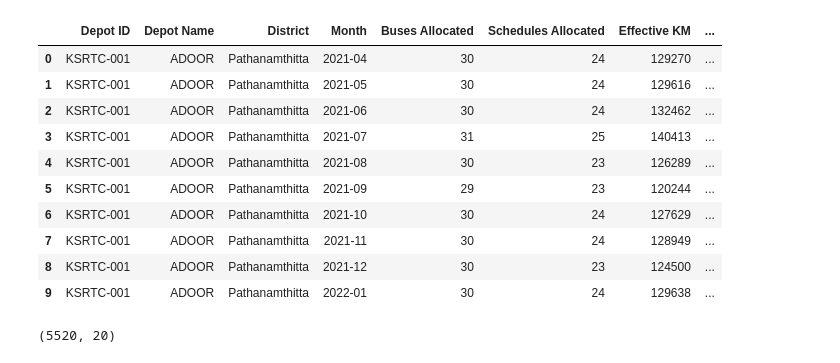
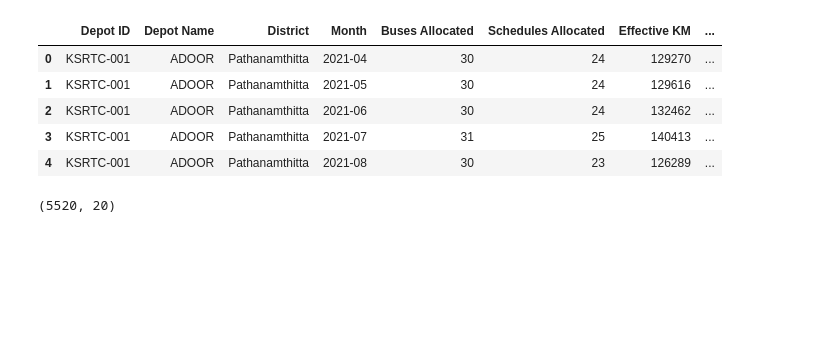
Before and after one commit to akhil7102004-coder/TEJAS-EV, a Jupyter notebook: notebooks/REVIEW2.ipynb, the cells around one changed output. Drawn from its saved outputs; the diff is of its cells as text; code cells hidden in the pictures; blank space fills up the shorter version.

```diff
--- a/notebooks/REVIEW2.ipynb
+++ b/notebooks/REVIEW2.ipynb
@@ -6,20 +8,15 @@ import seaborn as sns
 
 from IPython.display import display
 # %%
-df = pd.read_csv("/content/TEJAS_FINAL_DATASET.csv")
-df.head(10)
+df = pd.read_csv("../data/raw/TEJAS_RAW_DATA.csv")
+df.head()
 # %% [output]
 |  | Depot ID | Depot Name | District | Month | Buses Allocated | Schedules Allocated | Effective KM | ... |
 | 0 | KSRTC-001 | ADOOR | Pathanamthitta | 2021-04 | 30 | 24 | 129270 | ... |
 | 1 | KSRTC-001 | ADOOR | Pathanamthitta | 2021-05 | 30 | 24 | 129616 | ... |
 | 2 | KSRTC-001 | ADOOR | Pathanamthitta | 2021-06 | 30 | 24 | 132462 | ... |
 | 3 | KSRTC-001 | ADOOR | Pathanamthitta | 2021-07 | 31 | 25 | 140413 | ... |
 | 4 | KSRTC-001 | ADOOR | Pathanamthitta | 2021-08 | 30 | 23 | 126289 | ... |
-| 5 | KSRTC-001 | ADOOR | Pathanamthitta | 2021-09 | 29 | 23 | 120244 | ... |
-| 6 | KSRTC-001 | ADOOR | Pathanamthitta | 2021-10 | 30 | 24 | 127629 | ... |
-| 7 | KSRTC-001 | ADOOR | Pathanamthitta | 2021-11 | 30 | 24 | 128949 | ... |
-| 8 | KSRTC-001 | ADOOR | Pathanamthitta | 2021-12 | 30 | 23 | 124500 | ... |
-| 9 | KSRTC-001 | ADOOR | Pathanamthitta | 2022-01 | 30 | 24 | 129638 | ... |
 # %%
 df.shape
 # %% [output]
```
Also changed, not shown: parts of 8 cells of this notebook, 1 other file.
